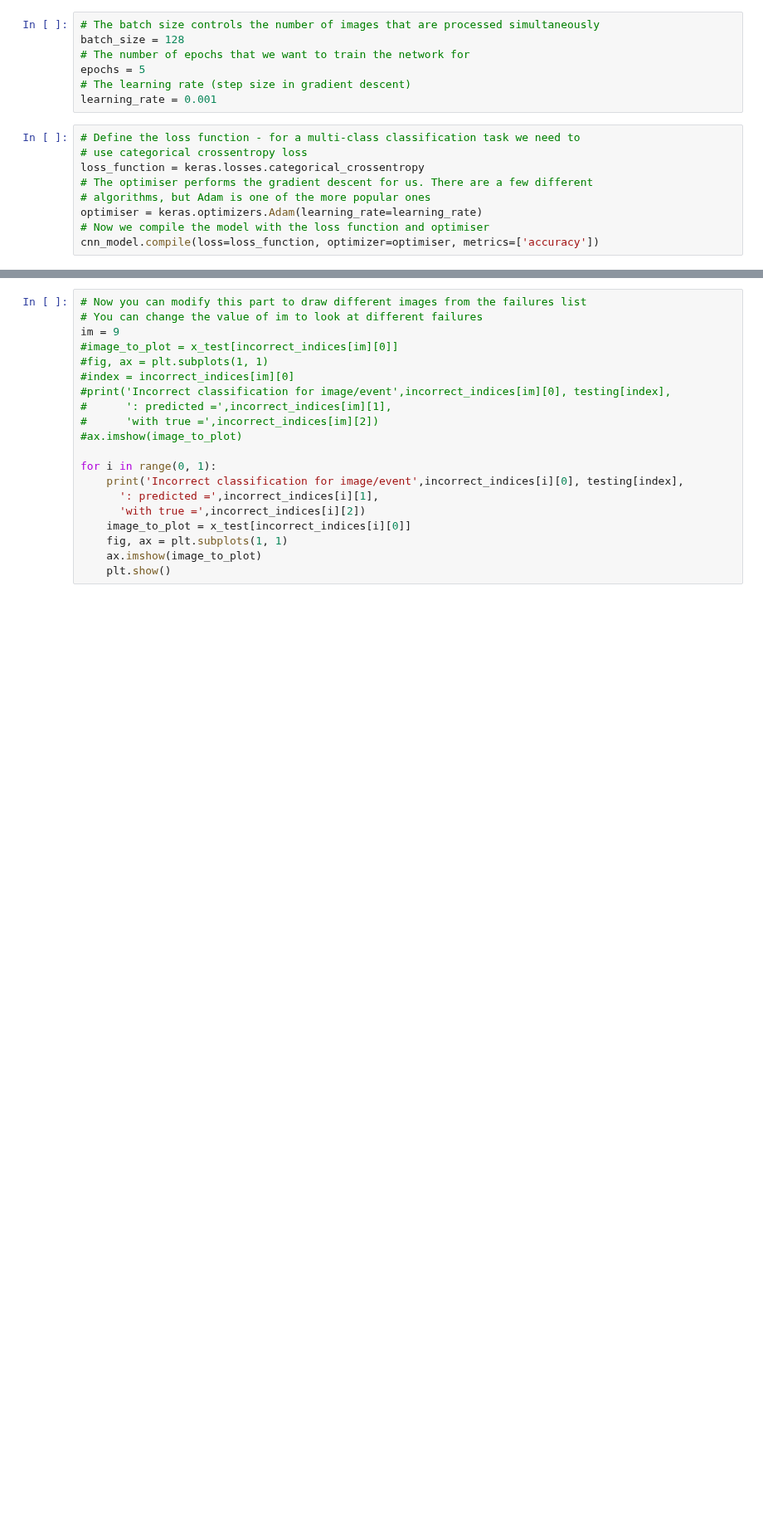
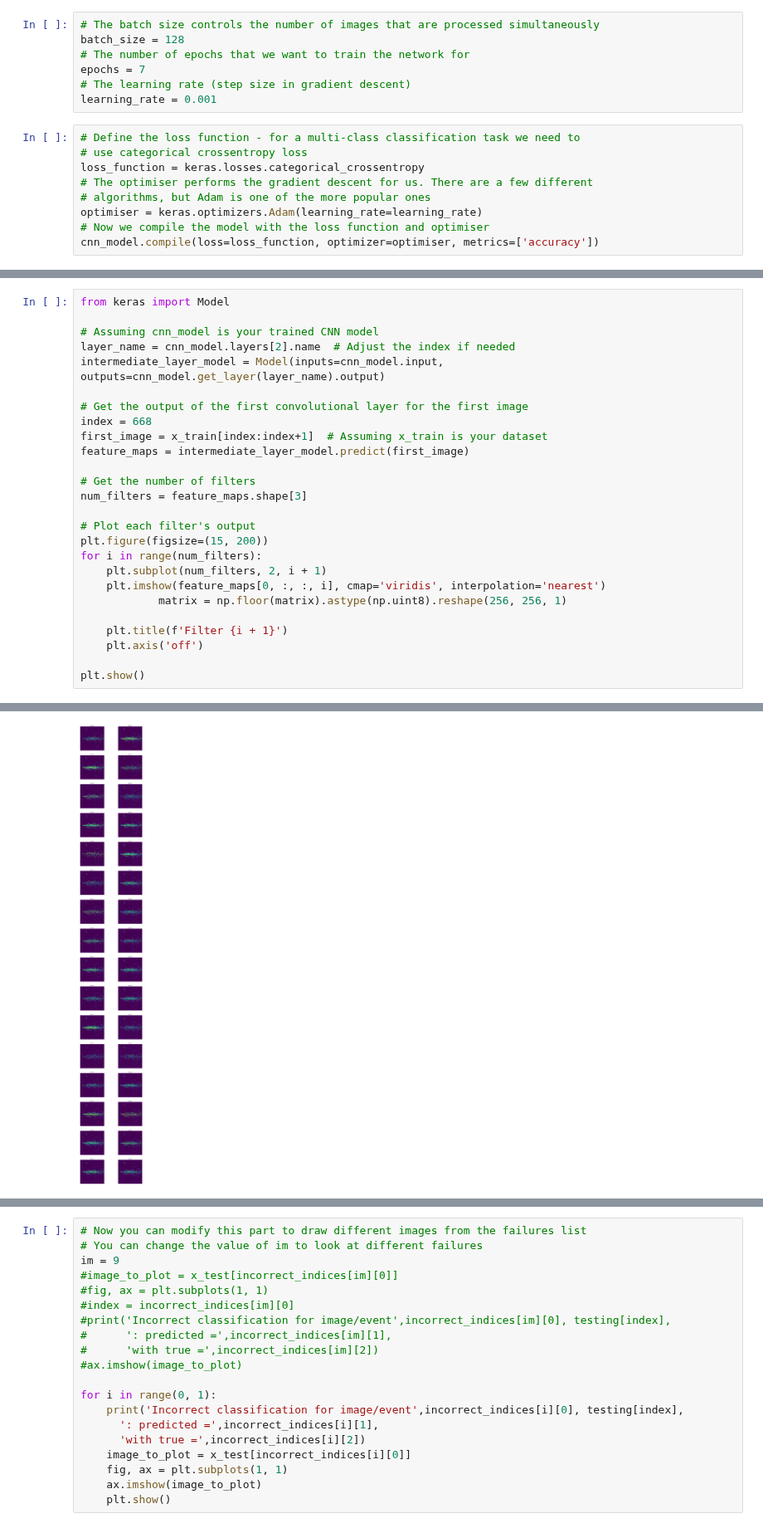
Before and after one commit to mohummudh/neutrinos-dune, a Jupyter notebook: andrew/5cnn/CNN.ipynb, the cells around one changed output, grey strips where cells are left out. Shown at 83% size. Saved outputs shown, nothing was run; the diff lists cells and outputs as text; blank space fills up the shorter version.

```diff
--- a/andrew/5cnn/CNN.ipynb
+++ b/andrew/5cnn/CNN.ipynb
@@ -253,7 +261,7 @@ _________________________________________________________________
 # The batch size controls the number of images that are processed simultaneously
 batch_size = 128
 # The number of epochs that we want to train the network for
-epochs = 5
+epochs = 7
 # The learning rate (step size in gradient descent)
 learning_rate = 0.001
 # %%
@@ -288 +296,28 @@ Epoch 7/7
 <keras.src.callbacks.History at 0x...>
+# %%
+from keras import Model
+
+# Assuming cnn_model is your trained CNN model
+layer_name = cnn_model.layers[2].name  # Adjust the index if needed
+intermediate_layer_model = Model(inputs=cnn_model.input, outputs=cnn_model.get_layer(layer_name).output)
+
+# Get the output of the first convolutional layer for the first image
+index = 668
+first_image = x_train[index:index+1]  # Assuming x_train is your dataset
+feature_maps = intermediate_layer_model.predict(first_image)
+
+# Get the number of filters
+num_filters = feature_maps.shape[3]
+
+# Plot each filter's output
+plt.figure(figsize=(15, 200))
+for i in range(num_filters):
+    plt.subplot(num_filters, 2, i + 1)
+    plt.imshow(feature_maps[0, :, :, i], cmap='viridis', interpolation='nearest')
+            matrix = np.floor(matrix).astype(np.uint8).reshape(256, 256, 1)
+
+    plt.title(f'Filter {i + 1}')
+    plt.axis('off')
+
+plt.show()
+# %% [output]
@@ -289,3 +325,4 @@ Epoch 7/7
+[figure, added]
 # %%
 # Make a list of incorrect classifications
 incorrect_indices = []
```
Also changed, not shown: parts of 11 cells of this notebook.
